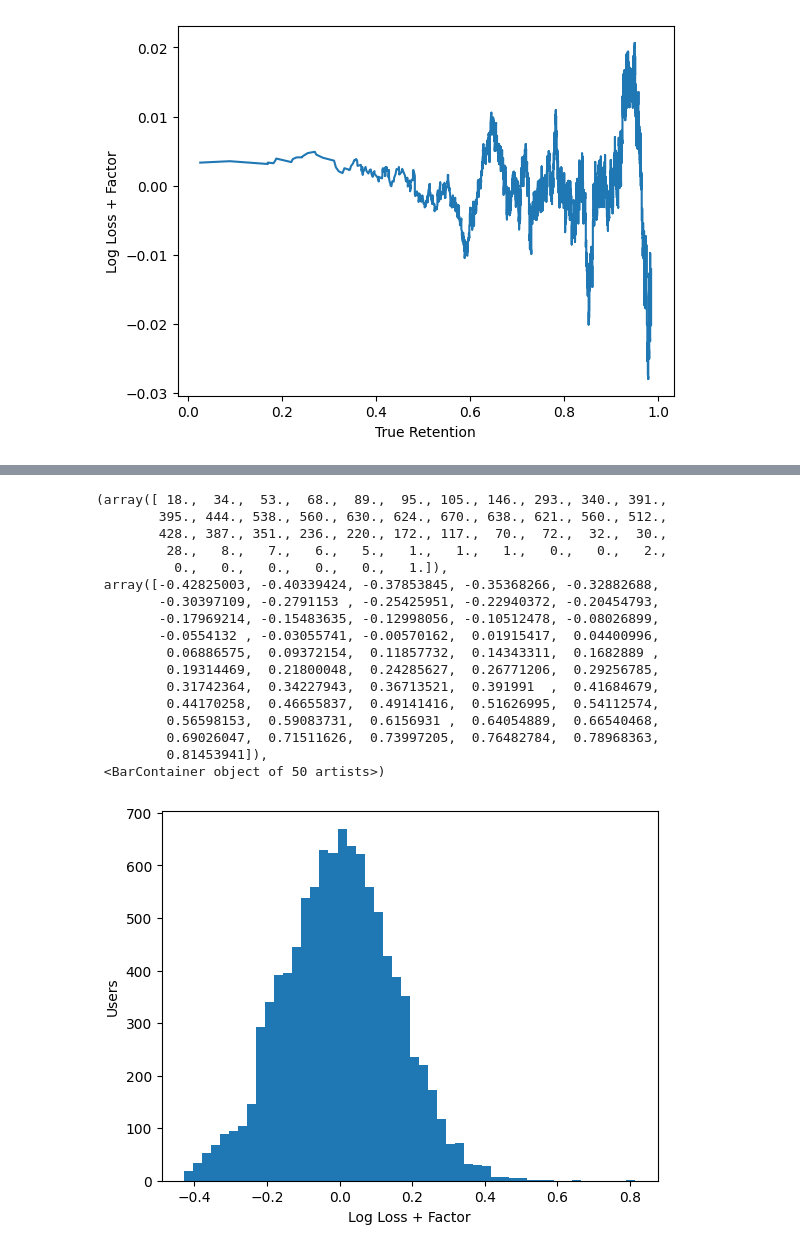
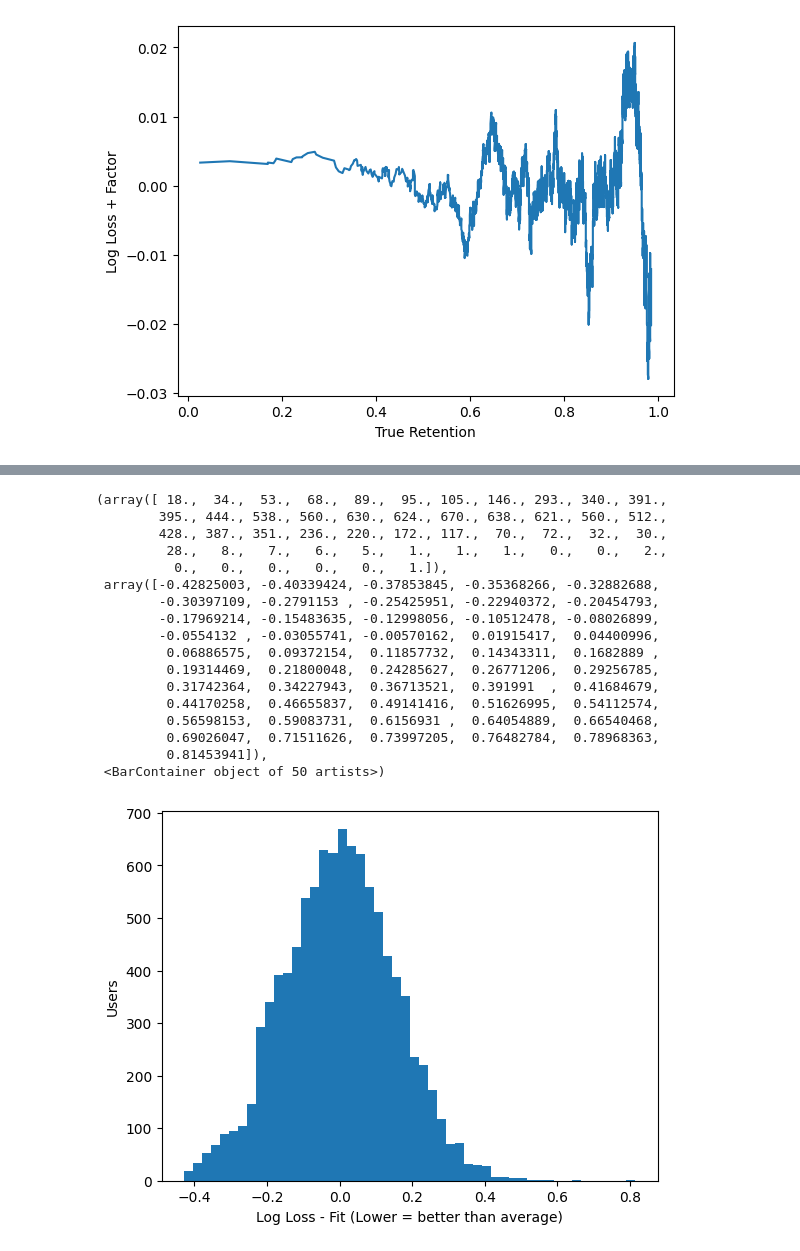
Before and after one commit to open-spaced-repetition/Anki-button-usage, a Jupyter notebook: loss-to-retention.ipynb, the cells around one changed output, grey strips where cells are left out. Saved outputs shown, nothing was run; the diff lists cells and outputs as text; code cells hidden in the pictures.

Commit message:
Factor -> Fit

```diff
--- a/loss-to-retention.ipynb
+++ b/loss-to-retention.ipynb
@@ -90,26 +90,26 @@ ax.plot(np.arange(100) / 100, -retention_factor(np.arange(100) / 100, 0))
 # %%
 ax = plt.axes()
 
-ax.set_xlabel("Log Loss + Factor")
+ax.set_xlabel("Log Loss - Fit (Lower = better than average)")
 ax.set_ylabel("Users")
 
 ax.hist(loss, bins=50)
 # %% [output]
 (array([ 18.,  34.,  53.,  68.,  89.,  95., 105., 146., 293., 340., 391.,
         395., 444., 538., 560., 630., 624., 670., 638., 621., 560., 512.,
         428., 387., 351., 236., 220., 172., 117.,  70.,  72.,  32.,  30.,
          28.,   8.,   7.,   6.,   5.,   1.,   1.,   1.,   0.,   0.,   2.,
           0.,   0.,   0.,   0.,   0.,   1.]),
  array([-0.42825003, -0.40339424, -0.37853845, -0.35368266, -0.32882688,
         -0.30397109, -0.2791153 , -0.25425951, -0.22940372, -0.20454793,
         -0.17969214, -0.15483635, -0.12998056, -0.10512478, -0.08026899,
         -0.0554132 , -0.03055741, -0.00570162,  0.01915417,  0.04400996,
          0.06886575,  0.09372154,  0.11857732,  0.14343311,  0.1682889 ,
          0.19314469,  0.21800048,  0.24285627,  0.26771206,  0.29256785,
          0.31742364,  0.34227943,  0.36713521,  0.391991  ,  0.41684679,
          0.44170258,  0.46655837,  0.49141416,  0.51626995,  0.54112574,
          0.56598153,  0.59083731,  0.6156931 ,  0.64054889,  0.66540468,
          0.69026047,  0.71511626,  0.73997205,  0.76482784,  0.78968363,
          0.81453941]),
  <BarContainer object of 50 artists>)
-[figure, old version]
+[figure, new version]
```
Also changed, not shown: parts of 2 cells of this notebook.
